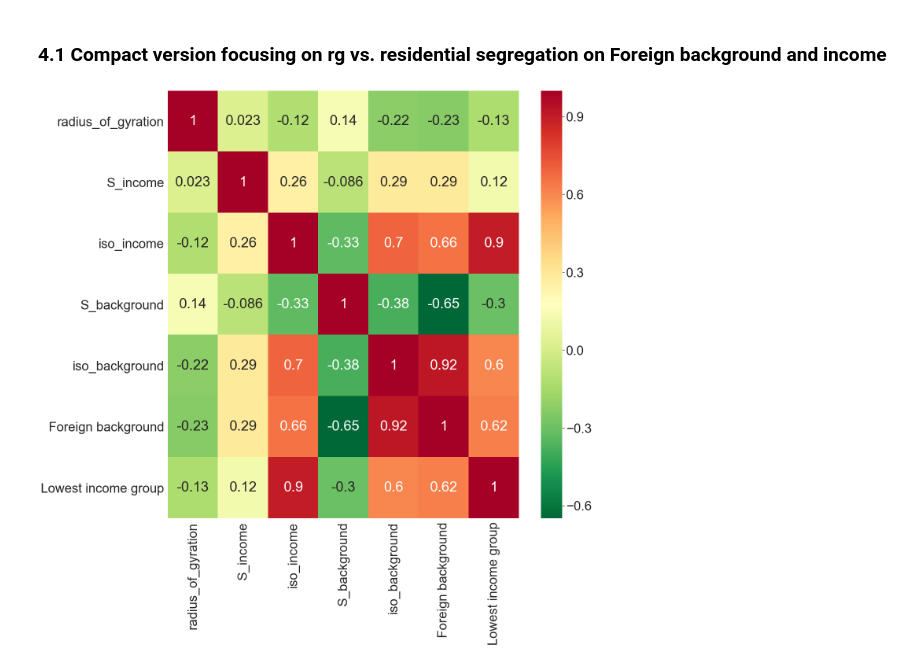
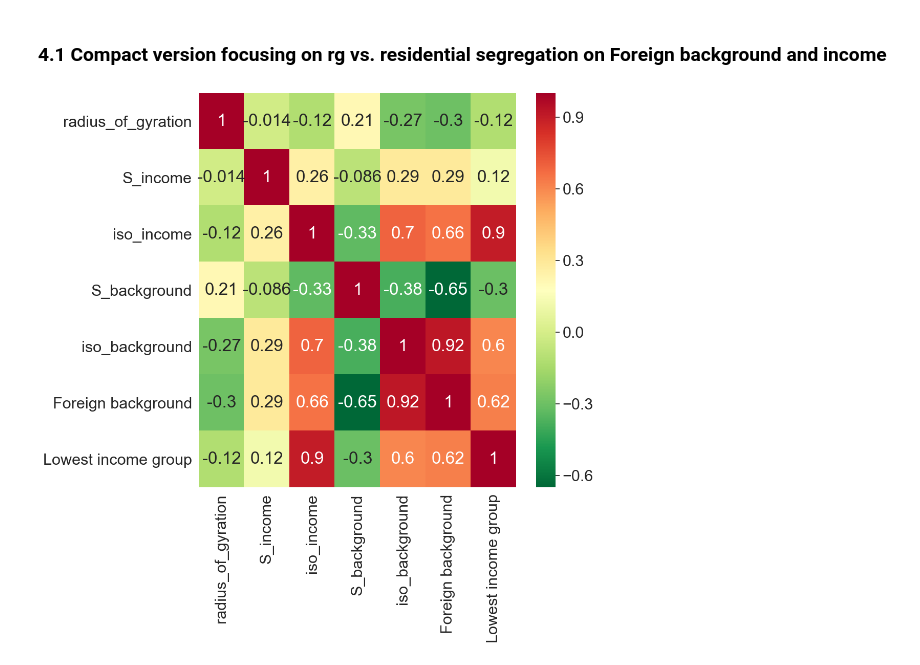
Before and after one commit to MobiSegInsights/mobi-social-segregation-se, a Jupyter notebook: src/5-individual-mobility-vs-segregation.ipynb, the cells around one changed output. Drawn from its saved outputs; the diff is of its cells as text; code cells hidden in the pictures.

Commit message:
add individual weight

```diff
--- a/src/5-individual-mobility-vs-segregation.ipynb
+++ b/src/5-individual-mobility-vs-segregation.ipynb
@@ -129,7 +136,22 @@ df_mobi.head()
+# %%
+df_mobi = pd.merge(df_mobi, df_pop.loc[:, ['region', 'wt']], on=['region'])
 # %% [markdown]
 ## 4. Correlation between individual mobility metrics (zonal median) and residential metrics including segregation measures
+# %%
+cols = ['number_of_locations', 'number_of_visits',
+       'average_displacement', 'radius_of_gyration',
+       'median_distance_from_home', 'S_income', 'iso_income',
+       'S_birth_region', 'iso_birth_region', 'S_background', 'iso_background',
+       'Foreign background', 'Not Sweden', 'Lowest income group']
+# %%
+def wt_median(data):
+    val_dict = dict()
+    for v in cols:
+        val_dict[v] = weighted.median(data[v], data['wt'])
+    return pd.Series(val_dict)
 # %%
-df_mobi_by_region = df_mobi.groupby('region').mean().reset_index()
+tqdm.pandas()
+df_mobi_by_region = df_mobi.groupby('region').progress_apply(wt_median).reset_index()
 df_mobi_by_region.head()
 # %% [output]
 |  | region | number_of_locations | number_of_visits | average_displacement | radius_of_gyration | ... |
@@ -179,14 +201,15 @@ plt.show() # ta-da!
 # %%
 cols = ['region', 'radius_of_gyration', 'S_income', 'iso_income', 'S_background', 'iso_background',
        'Foreign background', 'Lowest income group']
 #get correlations of each features in dataset
 X = df_mobi_by_region.loc[:, cols]
 corrmat = X.corr()
 top_corr_features = corrmat.index
-plt.figure(figsize=(20,20))
+#matplotlib.rc_file_defaults()
+plt.figure(figsize=(10,10))
 #plot heat map
 g=sns.heatmap(X[top_corr_features].corr(),annot=True,cmap="RdYlGn_r")
-sns.set(font_scale=5)
+sns.set(font_scale=2)
 plt.show() # ta-da!
 # %% [output]
-[figure, old version]
+[figure, new version]
```
Also changed, not shown: parts of 4 cells of this notebook, 1 other file.
